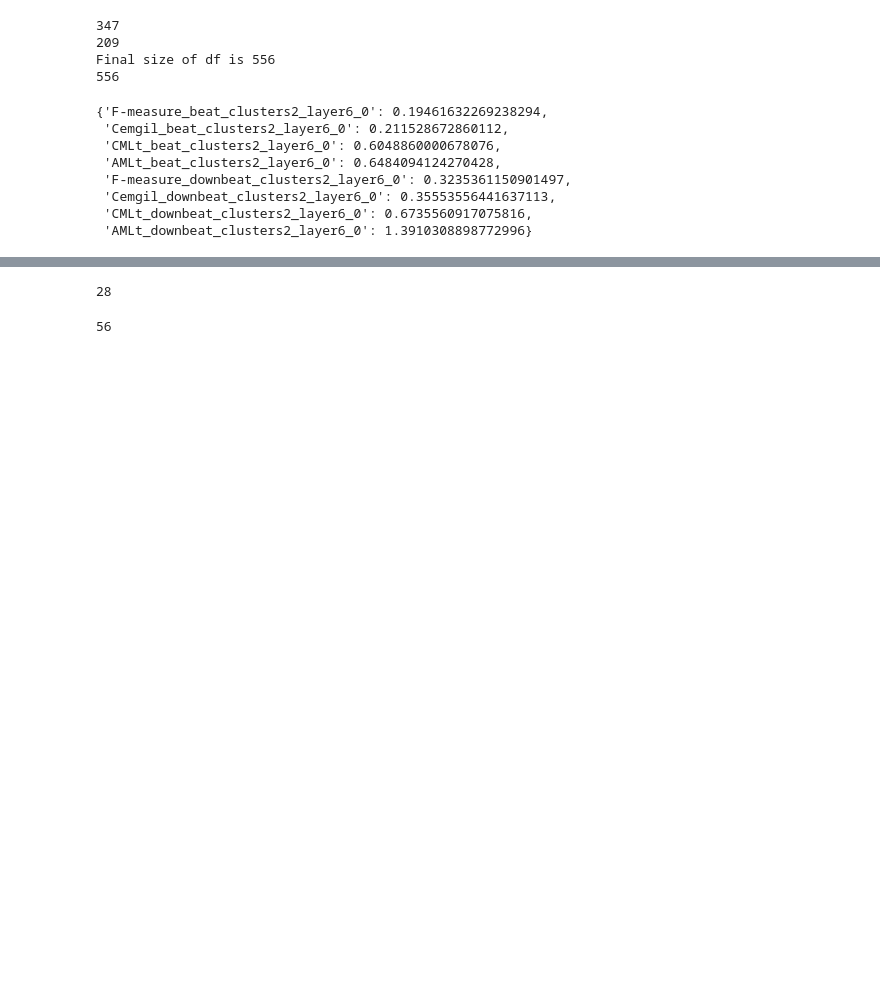
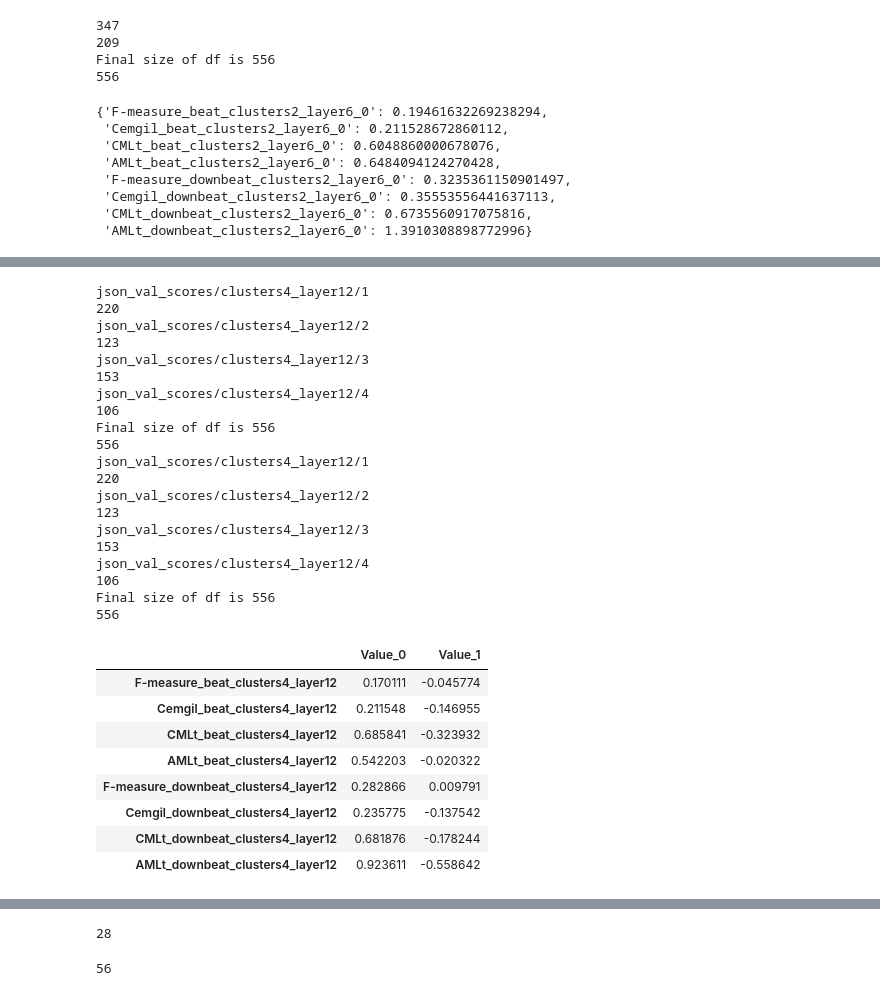
Before and after one commit to PulyaPolya/beat_this, a Jupyter notebook: results_evaluation.ipynb, the cells around one changed output, grey strips where cells are left out. Drawn from its saved outputs; the diff is of its cells as text; code cells hidden in the pictures; blank space fills up the shorter version.

```diff
--- a/results_evaluation.ipynb
+++ b/results_evaluation.ipynb
@@ -33,7 +67,7 @@ def construct_df_full_data (json_path,  seed, rename_columns = None):
 def construct_df_clsuter_data(json_path, seed, cluster_config, cluster_number,rename_columns= None):
     folder = os.path.join(json_path, cluster_config, f"{cluster_number}")
     print(folder)
-    file_scores = [file for file in os.listdir(folder) if f"best_checkpoint-seed{seed}" in file][0]
+    file_scores = [file for file in os.listdir(folder) if  file.startswith(f"best-seed{seed}")][0]   # f"best_checkpoint-seed{seed}" in file best_checkpoint-seed
 
     json_file = open(os.path.join(folder, file_scores))
     json1_str = json_file.read()
@@ -150,0 +214,6 @@ Final size of df is 556
+# %%
+dict1_new = {}
+for key in diff_dict1.keys():
+    new_key = "_".join(key.split("_")[:-1])
+    dict1_new [new_key] = diff_dict1[key]
+dict1_new
@@ -150,0 +229,8 @@ Final size of df is 556
+# %%
+import os
+import json
+json_val_path = "json_val_scores"
+df_total = construct_total_df (json_val_path, seed=1, cluster_config="clusters4_layer12", cluster_numbers=[1,2, 3,4])
+df_full = construct_df_full_data (json_val_path, seed=1, rename_columns="baseline")
+diff_dict1 = get_performance_differences (df_total, df_full)
+diff_dict1
@@ -151,3 +256,57 @@ Final size of df is 556
+# %%
+def rename_keys_dict(d):
+    dict_new = {}
+    for key in d.keys():
+        new_key = "_".join(key.split("_")[:-1])
+        dict_new [new_key] = d[key]
+    return dict_new
+def get_total_results (seeds, json_val_path, cluster_config, cluster_numbers):
+    df_list = []
+    for seed in seeds:
+        df_total = construct_total_df (json_val_path, seed=seed, cluster_config=cluster_config, cluster_numbers=cluster_numbers)
+        df_full = construct_df_full_data (json_val_path, seed=seed, rename_columns="baseline")
+        diff_dict = get_performance_differences (df_total, df_full)
+        diff_dict_renamed = rename_keys_dict(diff_dict)
+        #print(diff_dict_renamed)
+        df = pd.DataFrame.from_dict(diff_dict_renamed, orient="index", columns=[f"Value_{seed}"])
+        #df.index.name = "Metric"
+        df_list.append(df)
+    df_result =  pd.concat(df_list, axis=1)
+    return df_result
+# %%
+df_total = get_total_results (seeds = [0,1], json_val_path = "json_val_scores", cluster_config="clusters4_layer12", cluster_numbers=[1,2, 3,4])
+df_total.mean(axis = 1)
+df_total
+# %% [output]
+json_val_scores/clusters4_layer12/1
+220
+json_val_scores/clusters4_layer12/2
+123
+json_val_scores/clusters4_layer12/3
+153
+json_val_scores/clusters4_layer12/4
+106
+Final size of df is 556
+556
+json_val_scores/clusters4_layer12/1
+220
+json_val_scores/clusters4_layer12/2
+123
+json_val_scores/clusters4_layer12/3
+153
+json_val_scores/clusters4_layer12/4
+106
+Final size of df is 556
+556
+|  | Value_0 | Value_1 |
+| F-measure_beat_clusters4_layer12 | 0.170111 | -0.045774 |
+| Cemgil_beat_clusters4_layer12 | 0.211548 | -0.146955 |
+| CMLt_beat_clusters4_layer12 | 0.685841 | -0.323932 |
+| AMLt_beat_clusters4_layer12 | 0.542203 | -0.020322 |
+| F-measure_downbeat_clusters4_layer12 | 0.282866 | 0.009791 |
+| Cemgil_downbeat_clusters4_layer12 | 0.235775 | -0.137542 |
+| CMLt_downbeat_clusters4_layer12 | 0.681876 | -0.178244 |
+| AMLt_downbeat_clusters4_layer12 | 0.923611 | -0.558642 |
 # %%
 import os
 import json
```
Also changed, not shown: parts of 8 cells of this notebook.
